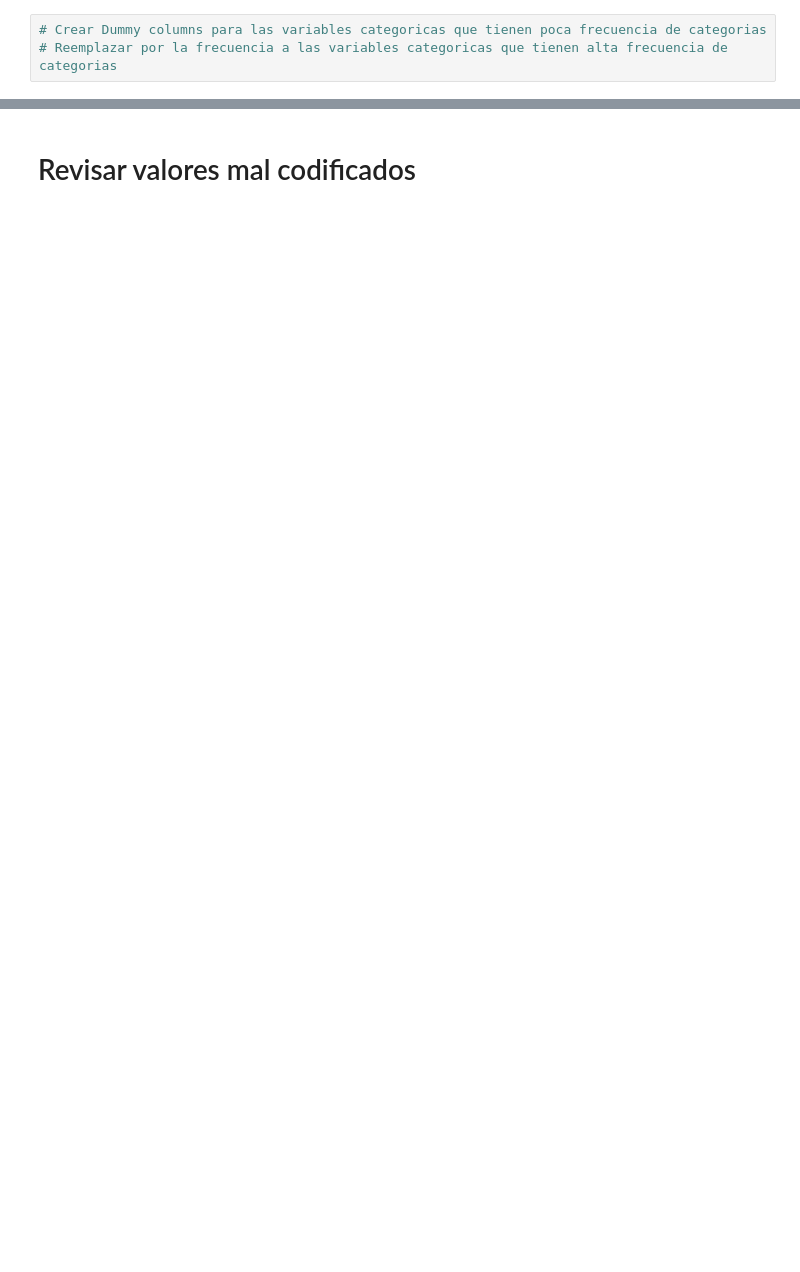
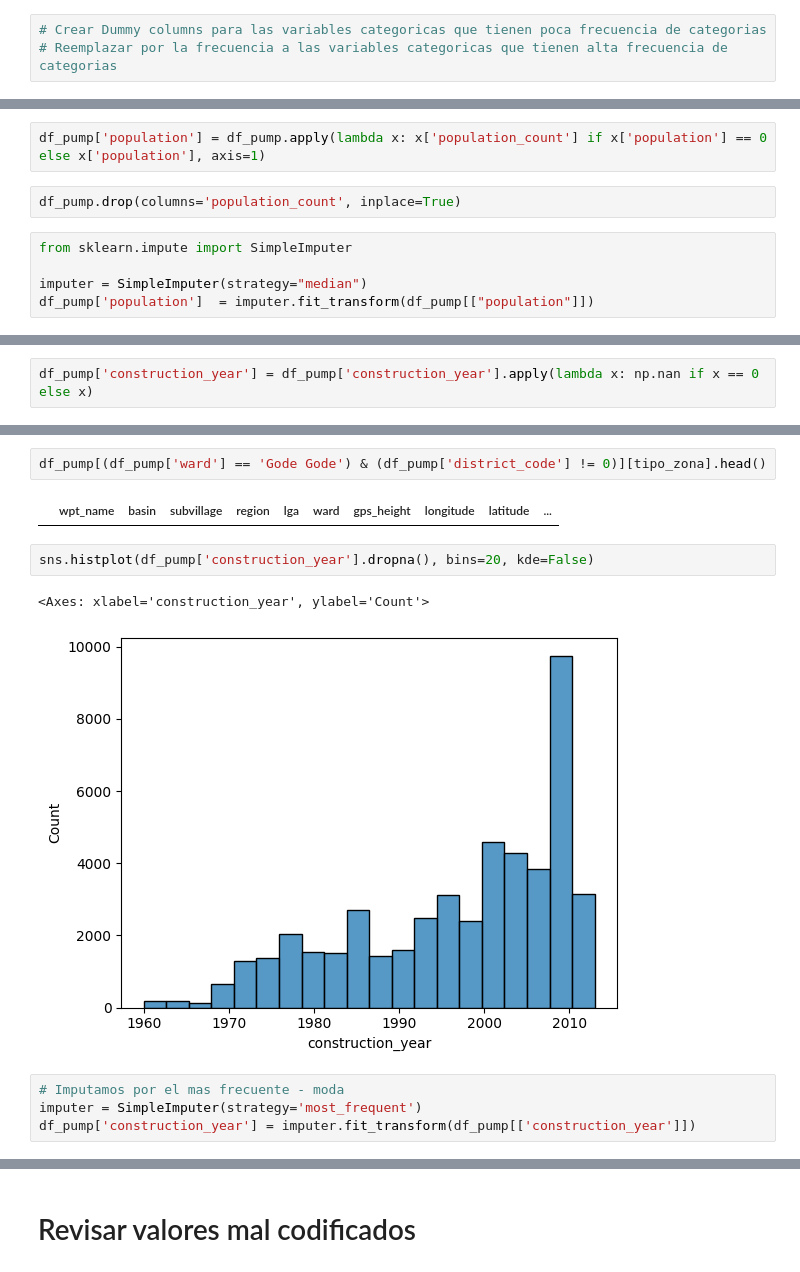
Before and after one commit to ivanrnarvaez/PumpitUp, a Jupyter notebook: PumpitUp.ipynb, the cells around one changed output, grey strips where cells are left out. Cells and saved outputs as stored; diff of their text form; blank space fills up the shorter version.

```diff
--- a/PumpitUp.ipynb
+++ b/PumpitUp.ipynb
@@ -394,0 +522,9 @@ df_pump[tipo_personas]
+# %%
+df_pump['population'] = df_pump.apply(lambda x: x['population_count'] if x['population'] == 0 else x['population'], axis=1)
+# %%
+df_pump.drop(columns='population_count', inplace=True)
+# %%
+from sklearn.impute import SimpleImputer
+
+imputer = SimpleImputer(strategy="median")
+df_pump['population']  = imputer.fit_transform(df_pump[["population"]])
@@ -394,0 +555,2 @@ df_pump[tipo_personas]
+# %%
+df_pump['construction_year'] = df_pump['construction_year'].apply(lambda x: np.nan if x == 0 else x)
@@ -394,0 +566,13 @@ df_pump[tipo_personas]
+# %%
+df_pump[(df_pump['ward'] == 'Gode Gode') & (df_pump['district_code'] != 0)][tipo_zona].head()
+# %% [output]
+|  | wpt_name | basin | subvillage | region | lga | ward | gps_height | longitude | latitude | ... |
+# %%
+sns.histplot(df_pump['construction_year'].dropna(), bins=20, kde=False)
+# %% [output]
+<Axes: xlabel='construction_year', ylabel='Count'>
+[figure, added]
+# %%
+# Imputamos por el mas frecuente - moda
+imputer = SimpleImputer(strategy='most_frequent')
+df_pump['construction_year'] = imputer.fit_transform(df_pump[['construction_year']])
```
Also changed, not shown: parts of 51 cells of this notebook.
